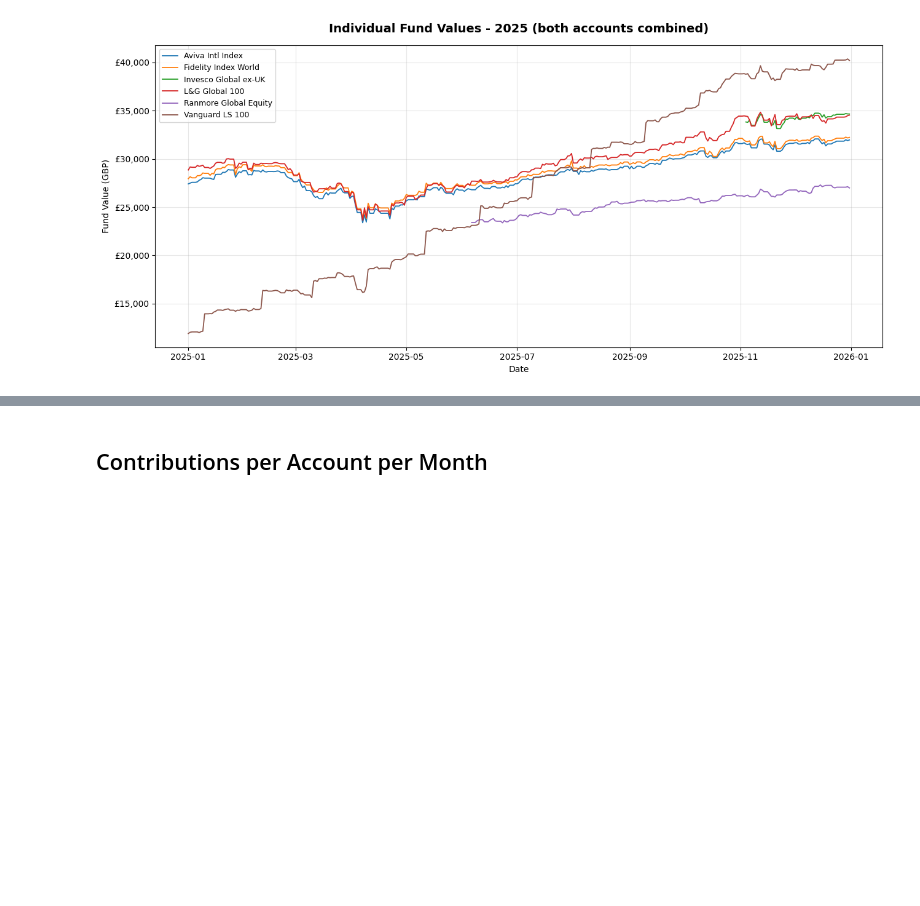
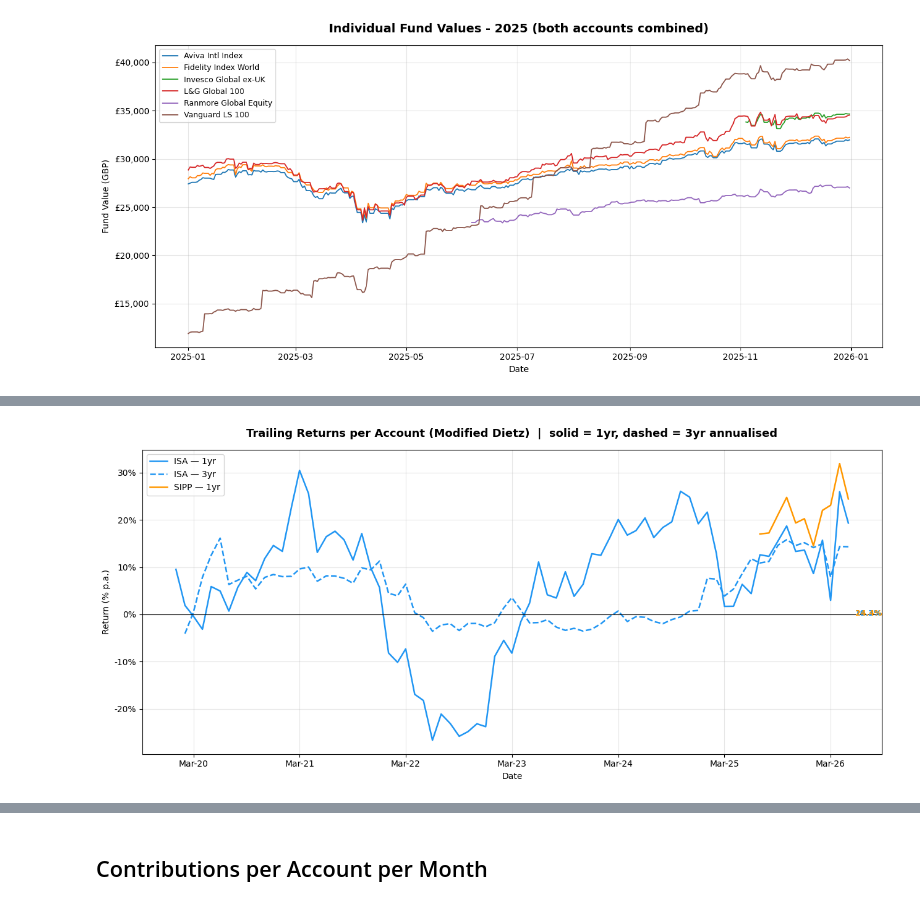
Before and after one commit to benmol1/hl-investment-dashboard, a Jupyter notebook: portfolio_analysis.ipynb, the cells around one changed output, grey strips where cells are left out. Saved outputs shown, nothing was run; the diff lists cells and outputs as text; code cells hidden in the pictures; blank space fills up the shorter version.

```diff
--- a/portfolio_analysis.ipynb
+++ b/portfolio_analysis.ipynb
@@ -170,0 +77,82 @@ plt.show()
+# %%
+import matplotlib.dates as mdates
+import pandas as pd
+
+returns = con.execute("""
+    SELECT year_month, account_id, trailing_12m_return, trailing_36m_return_annualised
+    FROM mart_portfolio_returns
+    WHERE year_month >= '2020-01'
+    ORDER BY year_month, account_id
+""").fetchdf()
+
+returns['date'] = pd.to_datetime(returns['year_month'] + '-01')
+
+series_def = {
+    ('ISA',  '1yr'): 'trailing_12m_return',
+    ('ISA',  '3yr'): 'trailing_36m_return_annualised',
+    ('SIPP', '1yr'): 'trailing_12m_return',
+    ('SIPP', '3yr'): 'trailing_36m_return_annualised',
+}
+
+colours    = {'ISA': '#2196F3', 'SIPP': '#FF9800'}
+linestyles = {'1yr': '-', '3yr': '--'}
+
+fig, ax = plt.subplots(figsize=(13, 6))
+
+for (account, window), col in series_def.items():
+    s = returns[returns['account_id'] == account].set_index('date')[col].dropna()
+    if s.empty:
+        continue
+    ax.plot(
+        s.index, s.values * 100,
+        label=f'{account} — {window}',
+        color=colours[account],
+        linestyle=linestyles[window],
+        linewidth=1.8,
+    )
+    ax.annotate(
+        f'{s.iloc[-1] * 100:.1f}%',
+        xy=(s.index[-1], s.iloc[-1]),
+        xytext=(8, 0), textcoords='offset points',
+        fontsize=9, fontweight='bold', color=colours[account],
+        va='center',
+    )
+
+ax.axhline(0, color='black', linewidth=0.8)
+ax.xaxis.set_major_locator(mdates.MonthLocator(bymonth=3))
+ax.xaxis.set_major_formatter(mdates.DateFormatter("Mar-%y"))
+ax.yaxis.set_major_formatter(mticker.FuncFormatter(lambda x, _: f'{x:.0f}%'))
+ax.set_title('Trailing Returns per Account (Modified Dietz)  |  solid = 1yr, dashed = 3yr annualised', fontsize=13, fontweight='bold', pad=15)
+ax.set_xlabel('Date')
+ax.set_ylabel('Return (% p.a.)')
+ax.legend(fontsize=10)
+ax.grid(True, alpha=0.3)
+fig.tight_layout()
+plt.show()
+
+# --- FY-end table (March of each year) ---
+fy_end = returns[returns['date'].dt.month == 3].copy()
+fy_end['label'] = fy_end['date'].dt.strftime("Mar-%y")
+
+def fmt(v):
+    return f"{v * 100:+.1f}%" if pd.notna(v) else '—'
+
+rows = []
+for _, row in fy_end.sort_values('date').iterrows():
+    rows.append({
+        'FY end':  row['label'],
+        'Account': row['account_id'],
+        '1yr':     fmt(row['trailing_12m_return']),
+        '3yr p.a.': fmt(row['trailing_36m_return_annualised']),
+    })
+
+table = (
+    pd.DataFrame(rows)
+    .pivot(index='FY end', columns='Account', values=['1yr', '3yr p.a.'])
+    .swaplevel(axis=1)
+    .sort_index(axis=1)
+)
+table.columns = [f'{acct} {metric}' for acct, metric in table.columns]
+display(table)
+# %% [output]
+[figure, added]
```
Also changed, not shown: parts of 7 cells of this notebook, 2 other files.
